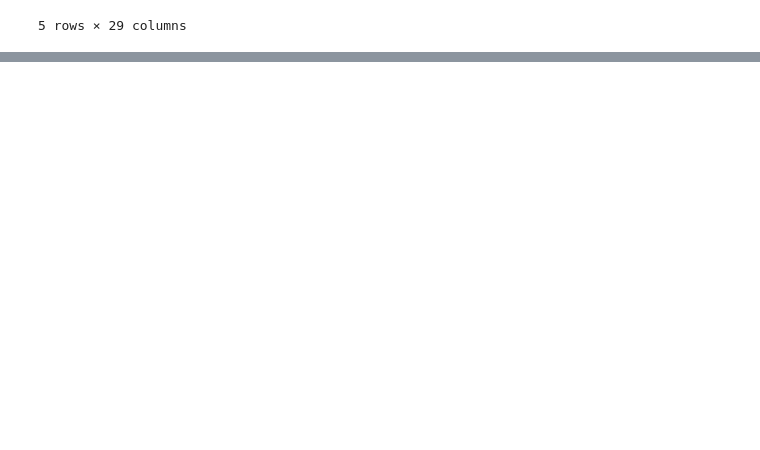
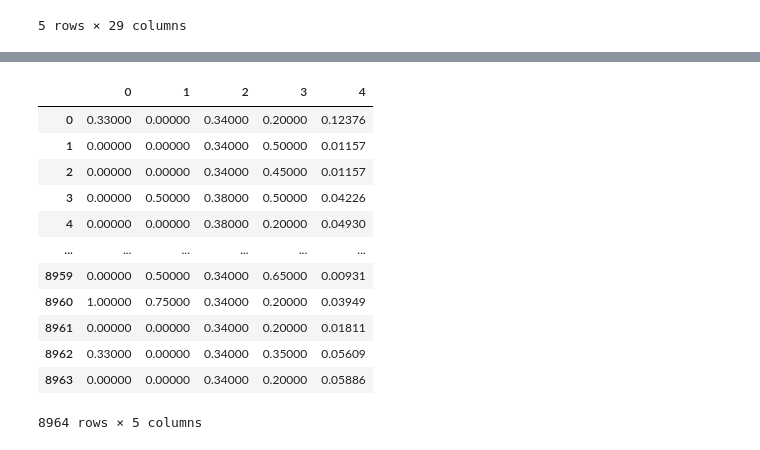
Before and after one commit to etiennegodin/CScorer, a Jupyter notebook: notebooks/eda/model_multi.ipynb, the cells around one changed output, grey strips where cells are left out. Cells and saved outputs as stored; diff of their text form; code cells hidden in the pictures; blank space fills up the shorter version.

```diff
--- a/notebooks/eda/model_multi.ipynb
+++ b/notebooks/eda/model_multi.ipynb
@@ -118 +119,18 @@ df_predictions
 8964 rows × 5 columns
+# %%
+df_test = pd.DataFrame(y_multi_test)
+df_test
+# %% [output]
+|  | 0 | 1 | 2 | 3 | 4 |
+| 0 | 0.33000 | 0.00000 | 0.34000 | 0.20000 | 0.12376 |
+| 1 | 0.00000 | 0.00000 | 0.34000 | 0.50000 | 0.01157 |
+| 2 | 0.00000 | 0.00000 | 0.34000 | 0.45000 | 0.01157 |
+| 3 | 0.00000 | 0.50000 | 0.38000 | 0.50000 | 0.04226 |
+| 4 | 0.00000 | 0.00000 | 0.38000 | 0.20000 | 0.04930 |
+| ... | ... | ... | ... | ... | ... |
+| 8959 | 0.00000 | 0.50000 | 0.34000 | 0.65000 | 0.00931 |
+| 8960 | 1.00000 | 0.75000 | 0.34000 | 0.20000 | 0.03949 |
+| 8961 | 0.00000 | 0.00000 | 0.34000 | 0.20000 | 0.01811 |
+| 8962 | 0.33000 | 0.00000 | 0.34000 | 0.35000 | 0.05609 |
+| 8963 | 0.00000 | 0.00000 | 0.34000 | 0.20000 | 0.05886 |
+8964 rows × 5 columns
```
Also changed, not shown: parts of 7 cells of this notebook.
